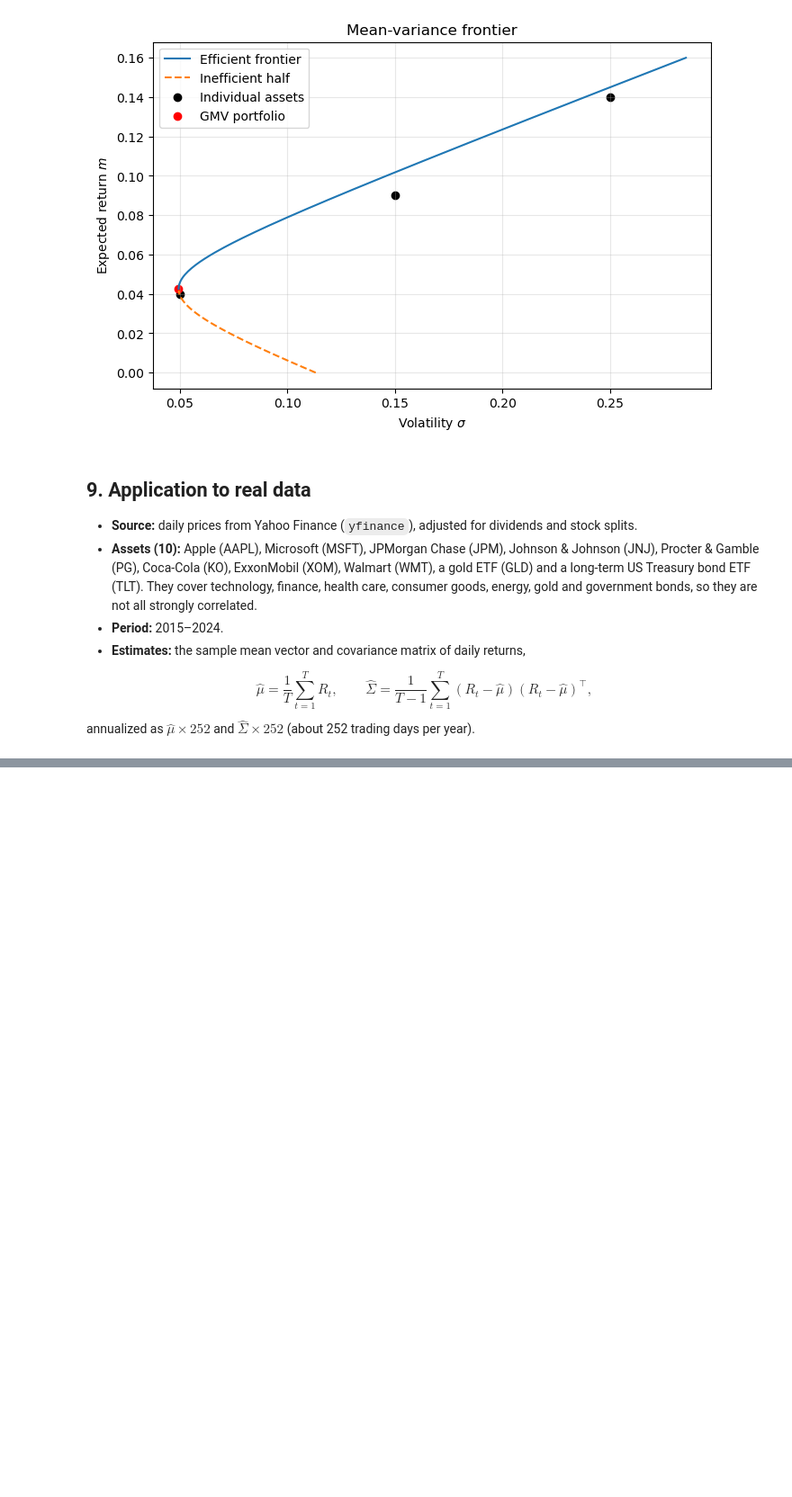
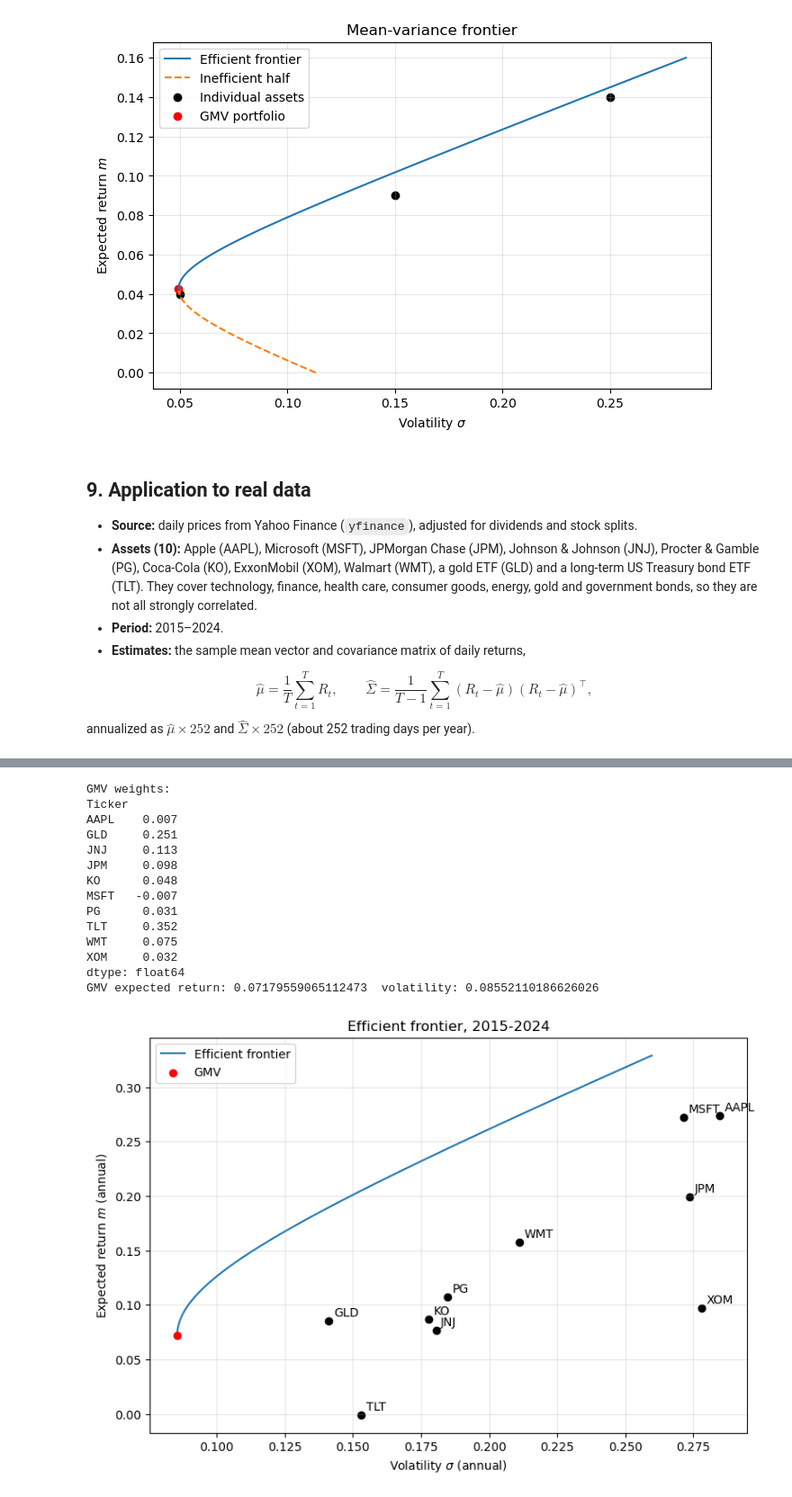
Before and after one commit to dimiturzhelezov/Markowitz-Portfolio-Optimization-with-real-data, a Jupyter notebook: Markowitz_Portfolio_Optimization_Project.ipynb, the cells around one changed output, grey strips where cells are left out. Shown at 90% size. Drawn from its saved outputs; the diff is of its cells as text; code cells hidden in the pictures; blank space fills up the shorter version.

```diff
--- a/Markowitz_Portfolio_Optimization_Project.ipynb
+++ b/Markowitz_Portfolio_Optimization_Project.ipynb
@@ -575,0 +613,49 @@ annualized as $\hat{\mu} \times 252$ and $\hat{\Sigma} \times 252$ (about 252 tr
+# %%
+mu_v = mu_hat.values
+S = Sigma_hat.values
+S_inv = np.linalg.inv(S)
+one = np.ones(len(mu_v))
+
+#GMV portfolio (Section 7)
+w_gmv_hat = (S_inv @ one) / (one @ S_inv @ one)
+
+#Frontier (Section 8)
+A_hat = one @ S_inv @ one
+B_hat = one @ S_inv @ mu_v
+C_hat = mu_v @ S_inv @ mu_v
+D_hat = A_hat * C_hat - B_hat**2
+m_grid = np.linspace(B_hat / A_hat, 1.2 * mu_v.max(), 200)
+sigma_grid = np.sqrt((A_hat * m_grid**2 - 2 * B_hat * m_grid + C_hat) / D_hat)
+
+print("GMV weights:")
+print(pd.Series(w_gmv_hat, index=names).round(3))
+print("GMV expected return:", w_gmv_hat @ mu_v, " volatility:", np.sqrt(w_gmv_hat @ S @ w_gmv_hat))
+
+fig, ax = plt.subplots(figsize=(9, 6))
+ax.plot(sigma_grid, m_grid, label="Efficient frontier")
+ax.scatter(np.sqrt(np.diag(S)), mu_v, color="black")
+for name, x, y in zip(names, np.sqrt(np.diag(S)), mu_v):
+    ax.annotate(name, (x, y), xytext=(4, 4), textcoords="offset points")
+ax.scatter(np.sqrt(w_gmv_hat @ S @ w_gmv_hat), w_gmv_hat @ mu_v, color="red", zorder=3, label="GMV")
+ax.set_xlabel(r"Volatility $\sigma$ (annual)")
+ax.set_ylabel(r"Expected return $m$ (annual)")
+ax.set_title("Efficient frontier, 2015-2024")
+ax.legend()
+ax.grid(alpha=0.3)
+plt.show()
+# %% [output]
+GMV weights:
+Ticker
+AAPL    0.007
+GLD     0.251
+JNJ     0.113
+JPM     0.098
+KO      0.048
+MSFT   -0.007
+PG      0.031
+TLT     0.352
+WMT     0.075
+XOM     0.032
+dtype: float64
+GMV expected return: 0.07179559065112473  volatility: 0.08552110186626026
+[figure, added]
```
Also changed, not shown: parts of 4 cells of this notebook.
